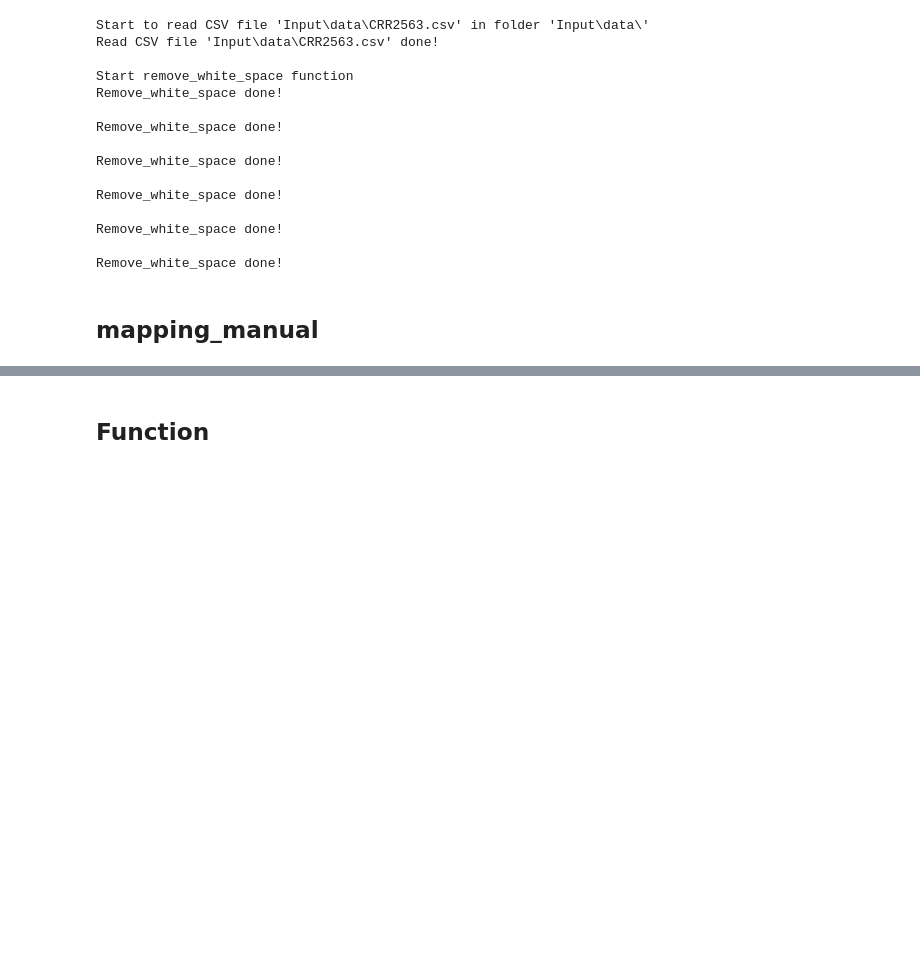
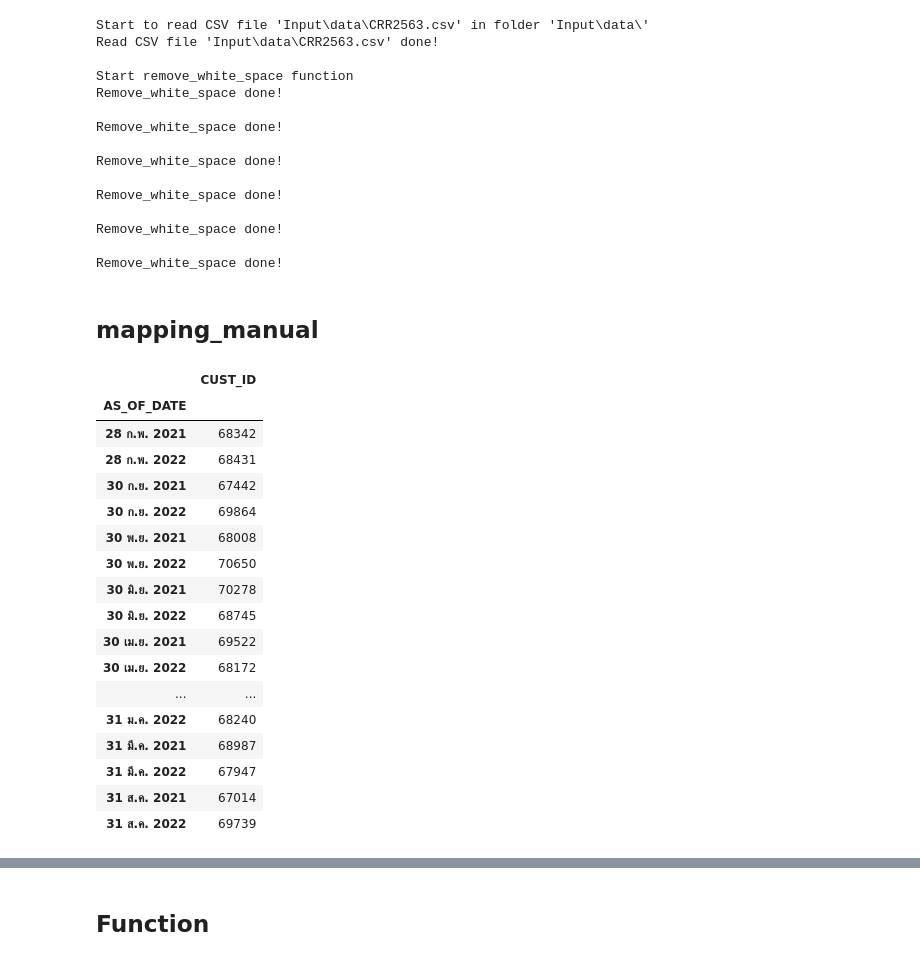
Before and after one commit to Taecpy/CRR-validate, a Jupyter notebook: CRR_validate.ipynb, the cells around one changed output, grey strips where cells are left out. Cells and saved outputs as stored; diff of their text form; code cells hidden in the pictures; blank space fills up the shorter version.

```diff
--- a/CRR_validate.ipynb
+++ b/CRR_validate.ipynb
@@ -81,3 +84,27 @@ Remove_white_space done!
 Remove_white_space done!
 # %% [markdown]
 ## mapping_manual
+# %%
+zf = zipfile.ZipFile(input_mapping+'mapping_data.zip')
+mapping = pd.read_csv(zf.open('mapping_data.txt'),encoding='TIS-620',sep='\t')
+# %%
+mapping.groupby('AS_OF_DATE')[['CUST_ID']].count()
+# %% [output]
+|  | CUST_ID |
+| AS_OF_DATE |  |
+| 28 ก.พ. 2021 | 68342 |
+| 28 ก.พ. 2022 | 68431 |
+| 30 ก.ย. 2021 | 67442 |
+| 30 ก.ย. 2022 | 69864 |
+| 30 พ.ย. 2021 | 68008 |
+| 30 พ.ย. 2022 | 70650 |
+| 30 มิ.ย. 2021 | 70278 |
+| 30 มิ.ย. 2022 | 68745 |
+| 30 เม.ย. 2021 | 69522 |
+| 30 เม.ย. 2022 | 68172 |
+| ... | ... |
+| 31 ม.ค. 2022 | 68240 |
+| 31 มี.ค. 2021 | 68987 |
+| 31 มี.ค. 2022 | 67947 |
+| 31 ส.ค. 2021 | 67014 |
+| 31 ส.ค. 2022 | 69739 |
```
Also changed, not shown: parts of 5 cells of this notebook, 1 other file.
